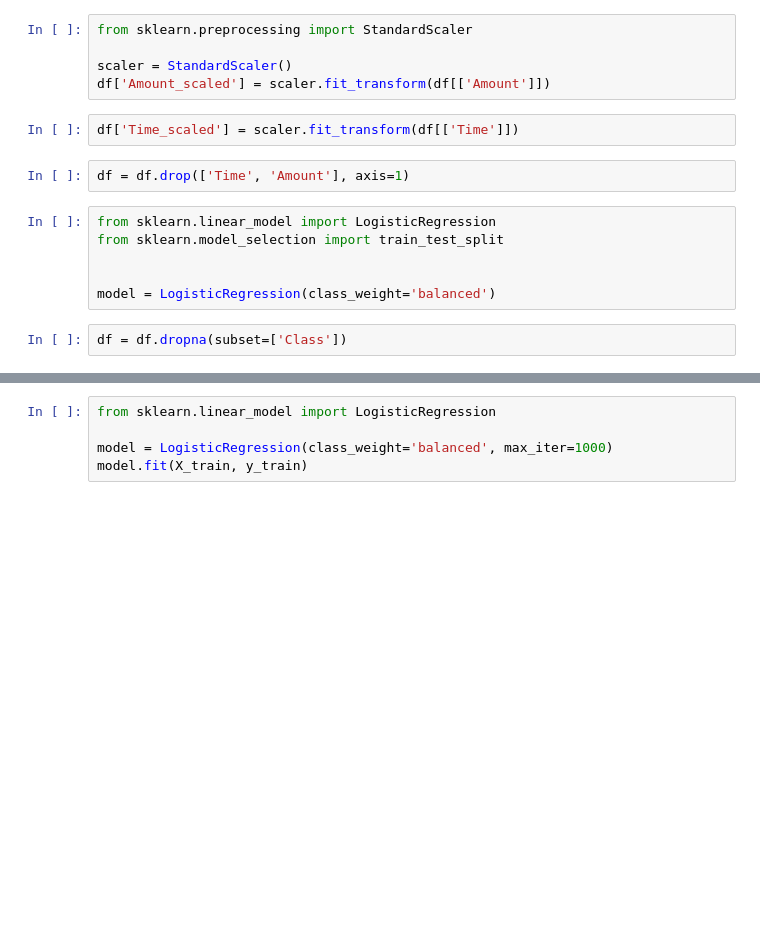
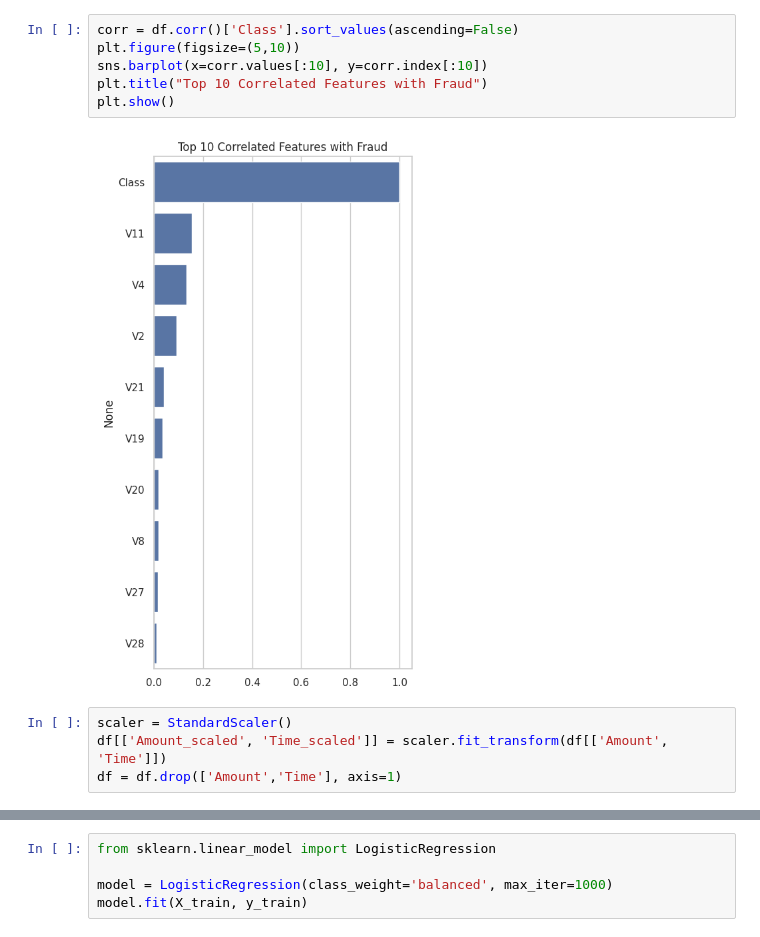
Before and after one commit to alokrajmindfire/fraud-detection, a Jupyter notebook: app/notebook/ccd.ipynb, the cells around one changed output, grey strips where cells are left out. Cells and saved outputs as stored; diff of their text form; blank space fills up the shorter version.

Commit message:
fix(model):  resolve features issue for logistic regression

```diff
--- a/app/notebook/ccd.ipynb
+++ b/app/notebook/ccd.ipynb
@@ -107,17 +138,12 @@ dtype: int64
+# %%
+corr = df.corr()['Class'].sort_values(ascending=False)
+plt.figure(figsize=(5,10))
+sns.barplot(x=corr.values[:10], y=corr.index[:10])
+plt.title("Top 10 Correlated Features with Fraud")
+plt.show()
+# %% [output]
+[figure, added]
 # %%
-from sklearn.preprocessing import StandardScaler
-
 scaler = StandardScaler()
-df['Amount_scaled'] = scaler.fit_transform(df[['Amount']])
+df[['Amount_scaled', 'Time_scaled']] = scaler.fit_transform(df[['Amount', 'Time']])
+df = df.drop(['Amount','Time'], axis=1)
-# %%
-df['Time_scaled'] = scaler.fit_transform(df[['Time']])
-# %%
-df = df.drop(['Time', 'Amount'], axis=1)
-# %%
-from sklearn.linear_model import LogisticRegression
-from sklearn.model_selection import train_test_split
-
-
-model = LogisticRegression(class_weight='balanced')
-# %%
-df = df.dropna(subset=['Class'])
```
Also changed, not shown: parts of 21 cells of this notebook, 3 other files.
